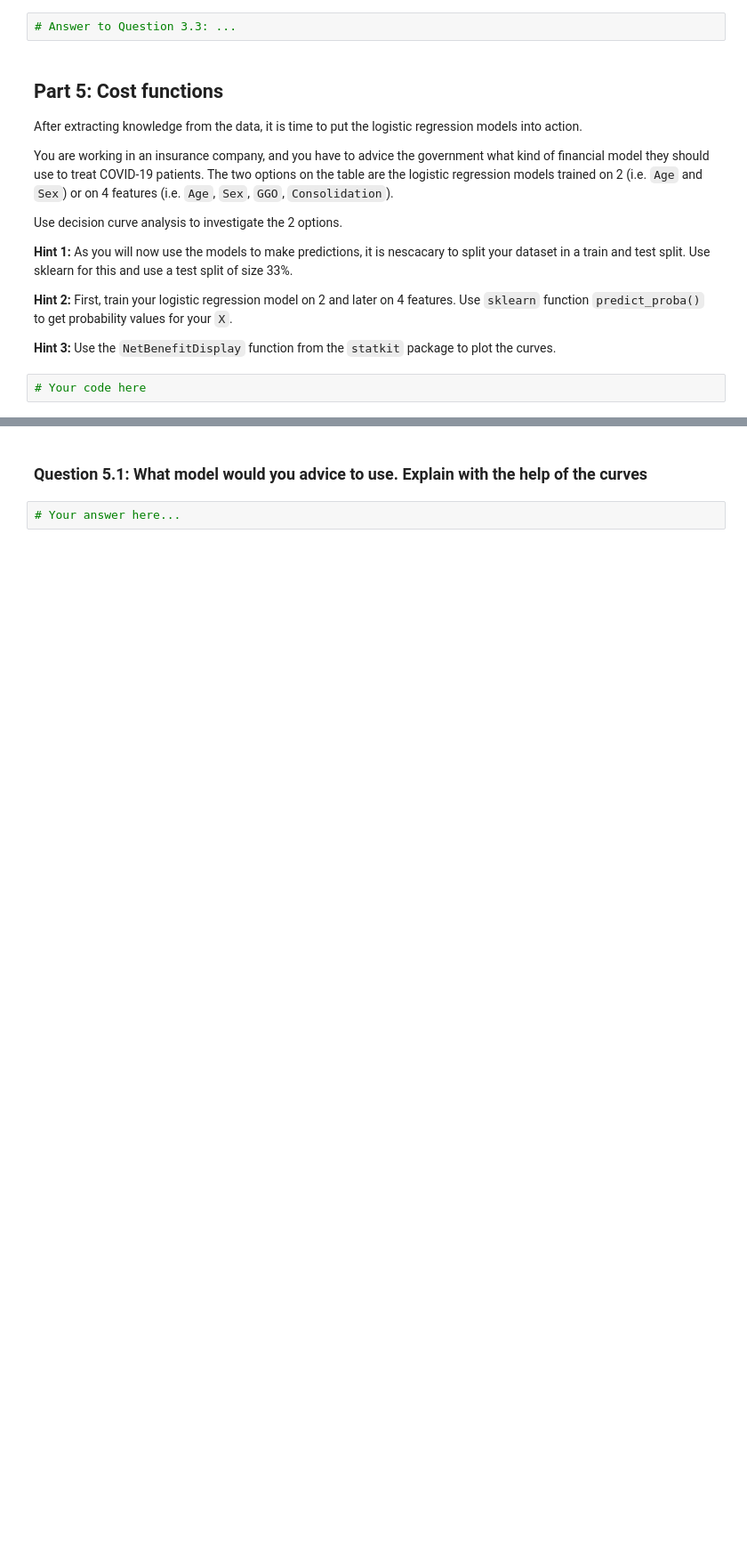
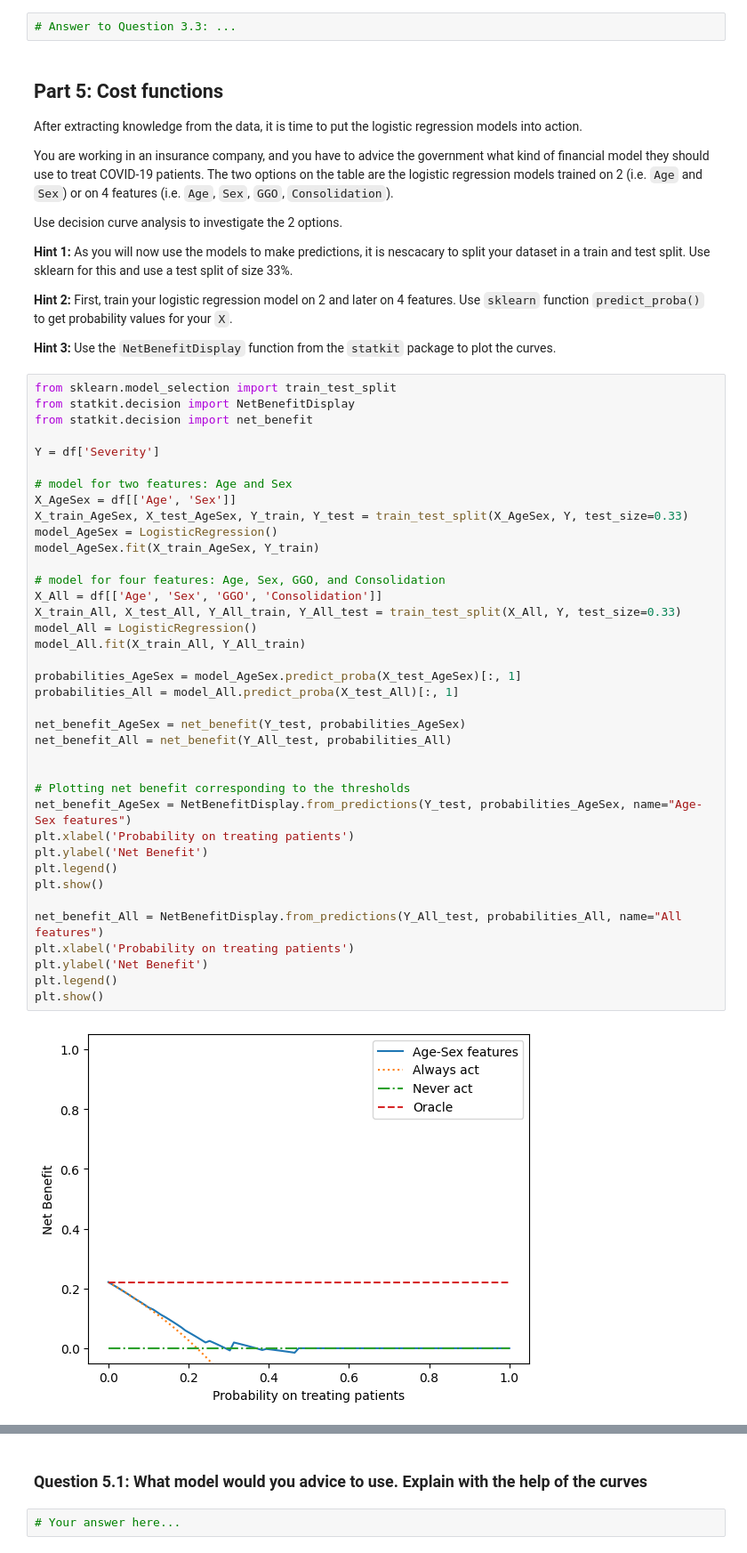
Before and after one commit to cesarz10/Health-Information, a Jupyter notebook: WPO-3/WPO_3_AlineJacquart_CesarZapata.ipynb, the cells around one changed output, grey strips where cells are left out. Shown at 89% size. Cells and saved outputs as stored; diff of their text form; blank space fills up the shorter version.

````diff
--- a/WPO-3/WPO_3_AlineJacquart_CesarZapata.ipynb
+++ b/WPO-3/WPO_3_AlineJacquart_CesarZapata.ipynb
@@ -559,4 +493,42 @@ __Hint 2:__ First, train your logistic regression model on 2 and later on 4 feat
 
 __Hint 3:__ Use the ```NetBenefitDisplay``` function from the ```statkit``` package to plot the curves.
 # %%
-# Your code here
+from sklearn.model_selection import train_test_split
+from statkit.decision import NetBenefitDisplay
+from statkit.decision import net_benefit
+
+Y = df['Severity']
+
+# model for two features: Age and Sex
+X_AgeSex = df[['Age', 'Sex']]
+X_train_AgeSex, X_test_AgeSex, Y_train, Y_test = train_test_split(X_AgeSex, Y, test_size=0.33)
+model_AgeSex = LogisticRegression()
+model_AgeSex.fit(X_train_AgeSex, Y_train)
+
+# model for four features: Age, Sex, GGO, and Consolidation
+X_All = df[['Age', 'Sex', 'GGO', 'Consolidation']]
+X_train_All, X_test_All, Y_All_train, Y_All_test = train_test_split(X_All, Y, test_size=0.33)
+model_All = LogisticRegression()
+model_All.fit(X_train_All, Y_All_train)
+
+probabilities_AgeSex = model_AgeSex.predict_proba(X_test_AgeSex)[:, 1]
+probabilities_All = model_All.predict_proba(X_test_All)[:, 1]
+
+net_benefit_AgeSex = net_benefit(Y_test, probabilities_AgeSex)
+net_benefit_All = net_benefit(Y_All_test, probabilities_All)
+
+
+# Plotting net benefit corresponding to the thresholds
+net_benefit_AgeSex = NetBenefitDisplay.from_predictions(Y_test, probabilities_AgeSex, name="Age-Sex features")
+plt.xlabel('Probability on treating patients')
+plt.ylabel('Net Benefit')
+plt.legend()
+plt.show()
+
+net_benefit_All = NetBenefitDisplay.from_predictions(Y_All_test, probabilities_All, name="All features")
+plt.xlabel('Probability on treating patients')
+plt.ylabel('Net Benefit')
+plt.legend()
+plt.show()
+# %% [output]
+[figure, added]
````
Also changed, not shown: parts of 7 cells of this notebook.
